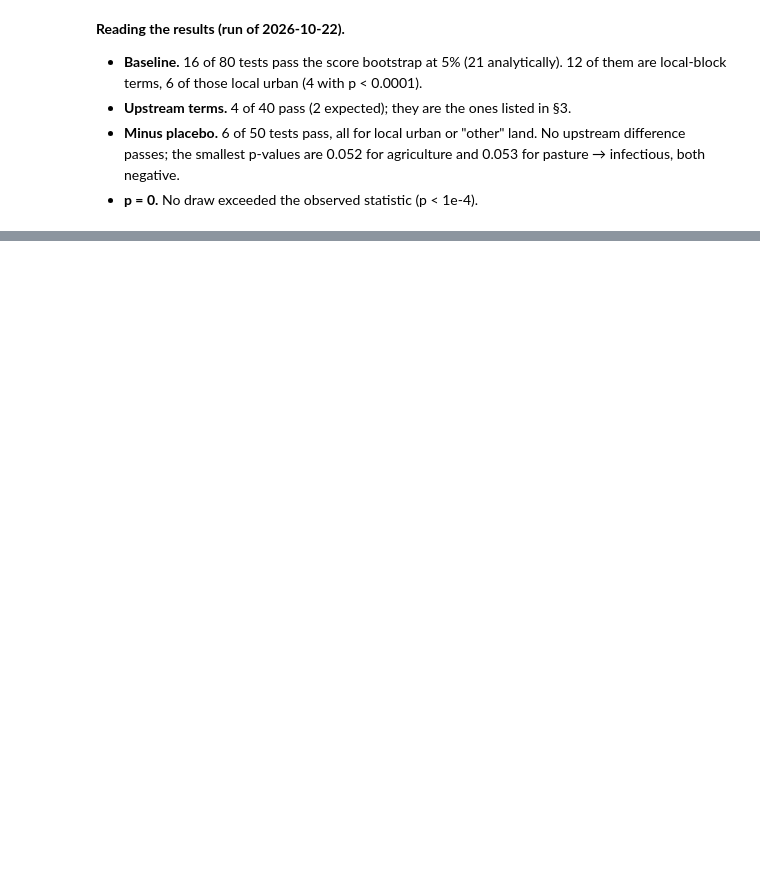
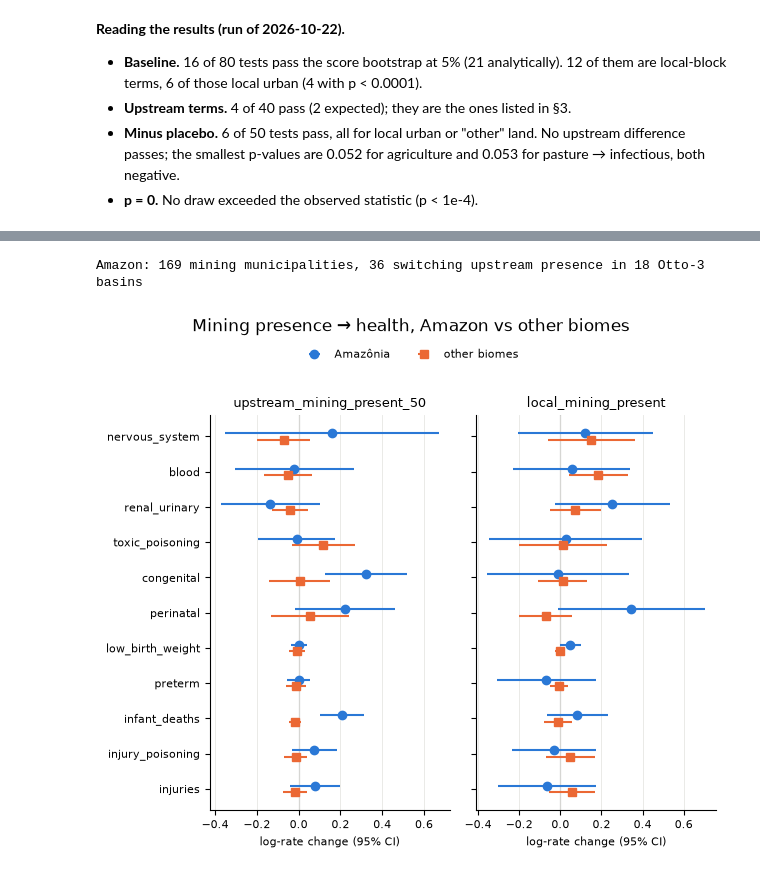
Before and after one commit to felixschulz385/Masterthesis, a Jupyter notebook: output/notebooks/health/02_analysis.ipynb, the cells around one changed output, grey strips where cells are left out. Cells and saved outputs as stored; diff of their text form; code cells hidden in the pictures; blank space fills up the shorter version.

```diff
--- a/output/notebooks/health/02_analysis.ipynb
+++ b/output/notebooks/health/02_analysis.ipynb
@@ -590,0 +696,18 @@ display(bootstrap[(bootstrap["p_wcb"] < 0.05) | (bootstrap["p_analytic"] < 0.05)
+# %%
+mining_boot_rows = []
+for outcome, model in mining_fits.items():
+    analytic = model.tidy()
+    for term in MINING_TERMS:
+        row = poisson_score_bootstrap(model, term, cluster="otto_basin_l3", reps=BOOT_REPS, seed=20261022)
+        row["outcome"], row["family"] = outcome, "mining"
+        row["Estimate"] = analytic.loc[term, "Estimate"]
+        row["p_analytic"] = analytic.loc[term, "Pr(>|t|)"]
+        mining_boot_rows.append(row)
+mining_boot = pd.DataFrame(mining_boot_rows)
+display(mining_boot.groupby("Coefficient", sort=False).agg(
+    tests=("p_wcb", "size"), clusters=("n_clusters", "median"),
+    analytic_5pct=("p_analytic", lambda p: int((p < 0.05).sum())),
+    bootstrap_5pct=("p_wcb", lambda p: int((p < 0.05).sum())),
+))
+display(mining_boot[["outcome", "Coefficient", "Estimate", "p_analytic", "p_wcb", "n_clusters"]]
+        .sort_values(["Coefficient", "p_wcb"]).set_index(["Coefficient", "outcome"]))
@@ -590,0 +753,35 @@ display(bootstrap[(bootstrap["p_wcb"] < 0.05) | (bootstrap["p_analytic"] < 0.05)
+# %%
+amazon = (mining["biome"] == "Amazônia").astype(float)
+REGION_TERMS = {}
+for term in [H.UPSTREAM_MINING_PRESENT, H.LOCAL_MINING_PRESENT]:
+    for region, indicator in [("amazon", amazon), ("other", 1 - amazon)]:
+        mining[f"{term}__{region}"] = mining[term] * indicator
+        REGION_TERMS[f"{term}__{region}"] = (term, "Amazônia" if region == "amazon" else "other biomes")
+amazon_switchers = switchers[H.UPSTREAM_MINING_PRESENT].intersection(mining.loc[amazon == 1, "mun_id"].unique())
+print(f"Amazon: {mining.loc[amazon == 1, 'mun_id'].nunique()} mining municipalities, {len(amazon_switchers)} switching upstream "
+      f"presence in {mining[mining.mun_id.isin(amazon_switchers)].otto_basin_l3.nunique()} Otto-3 basins")
+
+RHS_AMAZON = " + ".join([*REGION_TERMS, H.UPSTREAM_MINING_PP, H.LOCAL_MINING_PP, RHS])
+amazon_fits = fit_all(MINING_ARM, data=mining, rhs=RHS_AMAZON)
+amazon_table = tidy(amazon_fits, "mining arm by region")
+amazon_long = amazon_table[amazon_table["Coefficient"].isin(REGION_TERMS)].copy()
+amazon_long["spec"] = amazon_long["Coefficient"].map(lambda term: REGION_TERMS[term][1])
+amazon_long["Coefficient"] = amazon_long["Coefficient"].map(lambda term: REGION_TERMS[term][0])
+coefficient_plot(amazon_long, [H.UPSTREAM_MINING_PRESENT, H.LOCAL_MINING_PRESENT], specs=["Amazônia", "other biomes"],
+                 title="Mining presence → health, Amazon vs other biomes", xlabel="log-rate change (95% CI)")
+
+amazon_boot_rows = []
+for outcome, model in amazon_fits.items():
+    analytic = model.tidy()
+    for term in [f"{H.UPSTREAM_MINING_PRESENT}__amazon", f"{H.UPSTREAM_MINING_PRESENT}__other"]:
+        row = poisson_score_bootstrap(model, term, cluster="otto_basin_l3", reps=BOOT_REPS, seed=20261022)
+        row["outcome"], row["family"] = outcome, "mining by region"
+        row["Estimate"], row["Std. Error"] = analytic.loc[term, "Estimate"], analytic.loc[term, "Std. Error"]
+        row["p_analytic"] = analytic.loc[term, "Pr(>|t|)"]
+        amazon_boot_rows.append(row)
+amazon_boot = pd.DataFrame(amazon_boot_rows)
+display(amazon_boot.pivot_table(index="outcome", columns="Coefficient", values=["Estimate", "Std. Error", "p_analytic", "p_wcb"],
+                                sort=False).round(3))
+# %% [output]
+Amazon: 169 mining municipalities, 36 switching upstream presence in 18 Otto-3 basins
+[figure, added]
```
Also changed, not shown: parts of 25 cells of this notebook, 3 other files.
